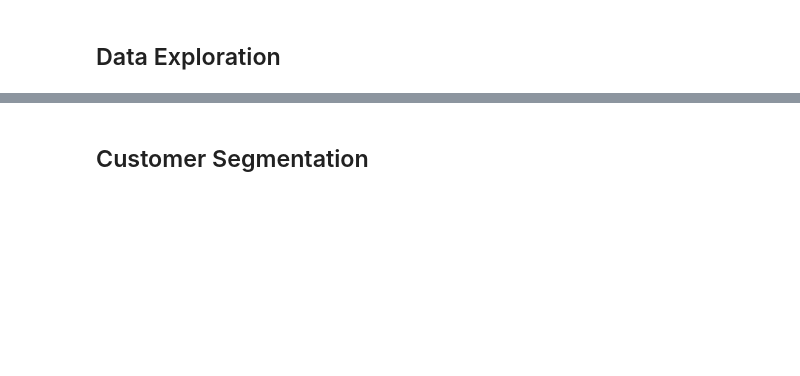
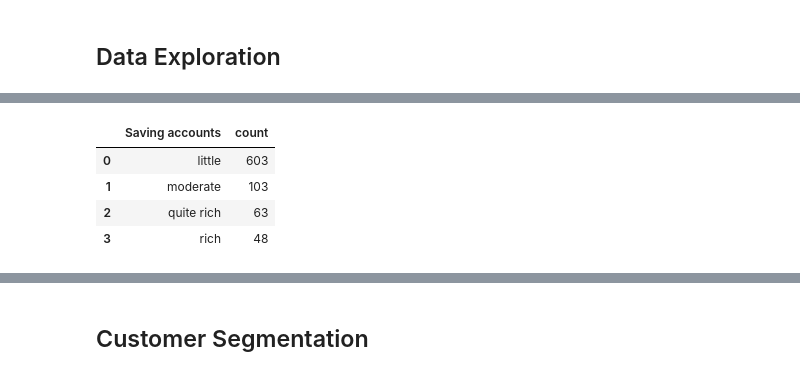
Before and after one commit to xiangshiyin/machine-learning-for-actuarial-science, a Jupyter notebook: 2025-spring/week09/notebook/demo.ipynb, the cells around one changed output, grey strips where cells are left out. Saved outputs shown, nothing was run; the diff lists cells and outputs as text; code cells hidden in the pictures; blank space fills up the shorter version.

```diff
--- a/2025-spring/week09/notebook/demo.ipynb
+++ b/2025-spring/week09/notebook/demo.ipynb
@@ -547,4 +690,10 @@ credit.info()
 # %%
-credit['Saving accounts'].value_counts()
+credit['Saving accounts'].value_counts().reset_index()
+# %% [output]
+|  | Saving accounts | count |
+| 0 | little | 603 |
+| 1 | moderate | 103 |
+| 2 | quite rich | 63 |
+| 3 | rich | 48 |
 # %%
 credit['Checking account'].value_counts()
```
Also changed, not shown: parts of 58 cells of this notebook.
